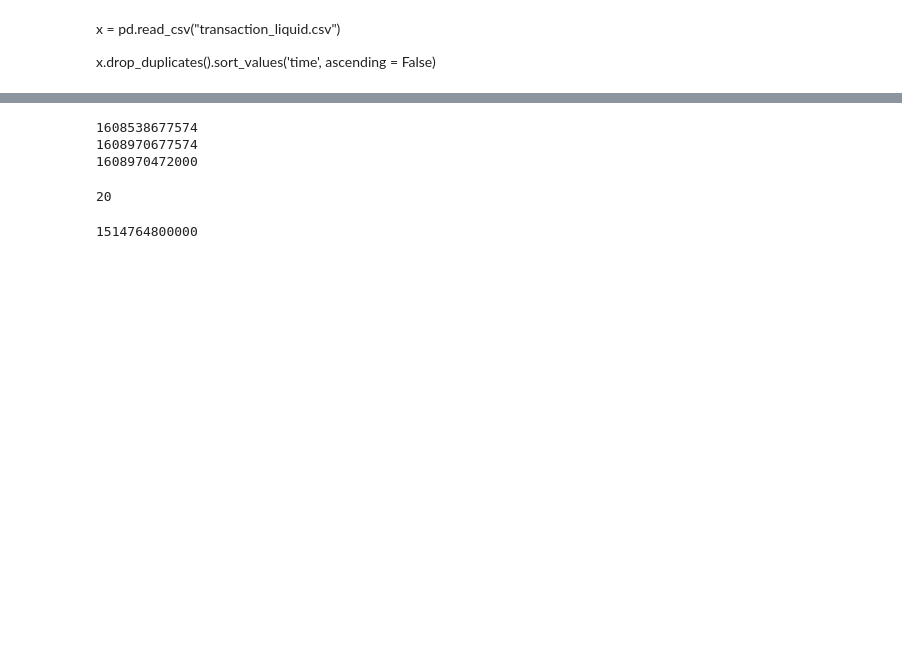
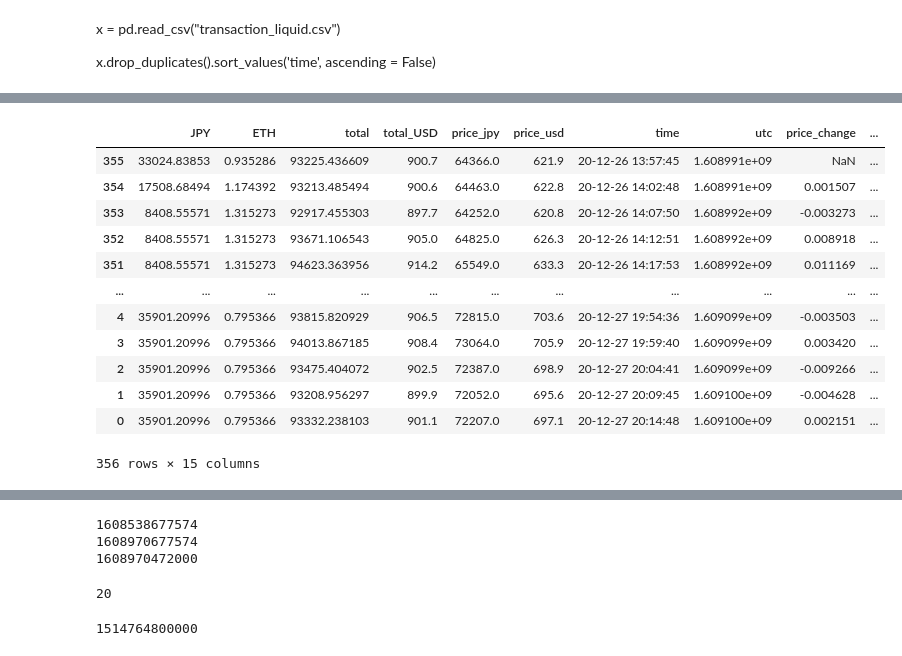
Before and after one commit to jianwang0212/napoli_gang, a Jupyter notebook: engine.ipynb, the cells around one changed output, grey strips where cells are left out. Saved outputs shown, nothing was run; the diff lists cells and outputs as text; code cells hidden in the pictures; blank space fills up the shorter version.

```diff
--- a/engine.ipynb
+++ b/engine.ipynb
@@ -35,0 +43,16 @@ x.drop_duplicates().sort_values('time', ascending = False)
+# %%
+x
+# %% [output]
+|  | JPY | ETH | total | total_USD | price_jpy | price_usd | time | utc | price_change | ... |
+| 355 | 33024.83853 | 0.935286 | 93225.436609 | 900.7 | 64366.0 | 621.9 | 20-12-26 13:57:45 | 1.608991e+09 | NaN | ... |
+| 354 | 17508.68494 | 1.174392 | 93213.485494 | 900.6 | 64463.0 | 622.8 | 20-12-26 14:02:48 | 1.608991e+09 | 0.001507 | ... |
+| 353 | 8408.55571 | 1.315273 | 92917.455303 | 897.7 | 64252.0 | 620.8 | 20-12-26 14:07:50 | 1.608992e+09 | -0.003273 | ... |
+| 352 | 8408.55571 | 1.315273 | 93671.106543 | 905.0 | 64825.0 | 626.3 | 20-12-26 14:12:51 | 1.608992e+09 | 0.008918 | ... |
+| 351 | 8408.55571 | 1.315273 | 94623.363956 | 914.2 | 65549.0 | 633.3 | 20-12-26 14:17:53 | 1.608992e+09 | 0.011169 | ... |
+| ... | ... | ... | ... | ... | ... | ... | ... | ... | ... | ... |
+| 4 | 35901.20996 | 0.795366 | 93815.820929 | 906.5 | 72815.0 | 703.6 | 20-12-27 19:54:36 | 1.609099e+09 | -0.003503 | ... |
+| 3 | 35901.20996 | 0.795366 | 94013.867185 | 908.4 | 73064.0 | 705.9 | 20-12-27 19:59:40 | 1.609099e+09 | 0.003420 | ... |
+| 2 | 35901.20996 | 0.795366 | 93475.404072 | 902.5 | 72387.0 | 698.9 | 20-12-27 20:04:41 | 1.609099e+09 | -0.009266 | ... |
+| 1 | 35901.20996 | 0.795366 | 93208.956297 | 899.9 | 72052.0 | 695.6 | 20-12-27 20:09:45 | 1.609100e+09 | -0.004628 | ... |
+| 0 | 35901.20996 | 0.795366 | 93332.238103 | 901.1 | 72207.0 | 697.1 | 20-12-27 20:14:48 | 1.609100e+09 | 0.002151 | ... |
+356 rows × 15 columns
```
Also changed, not shown: parts of 17 cells of this notebook, 5 other files.
